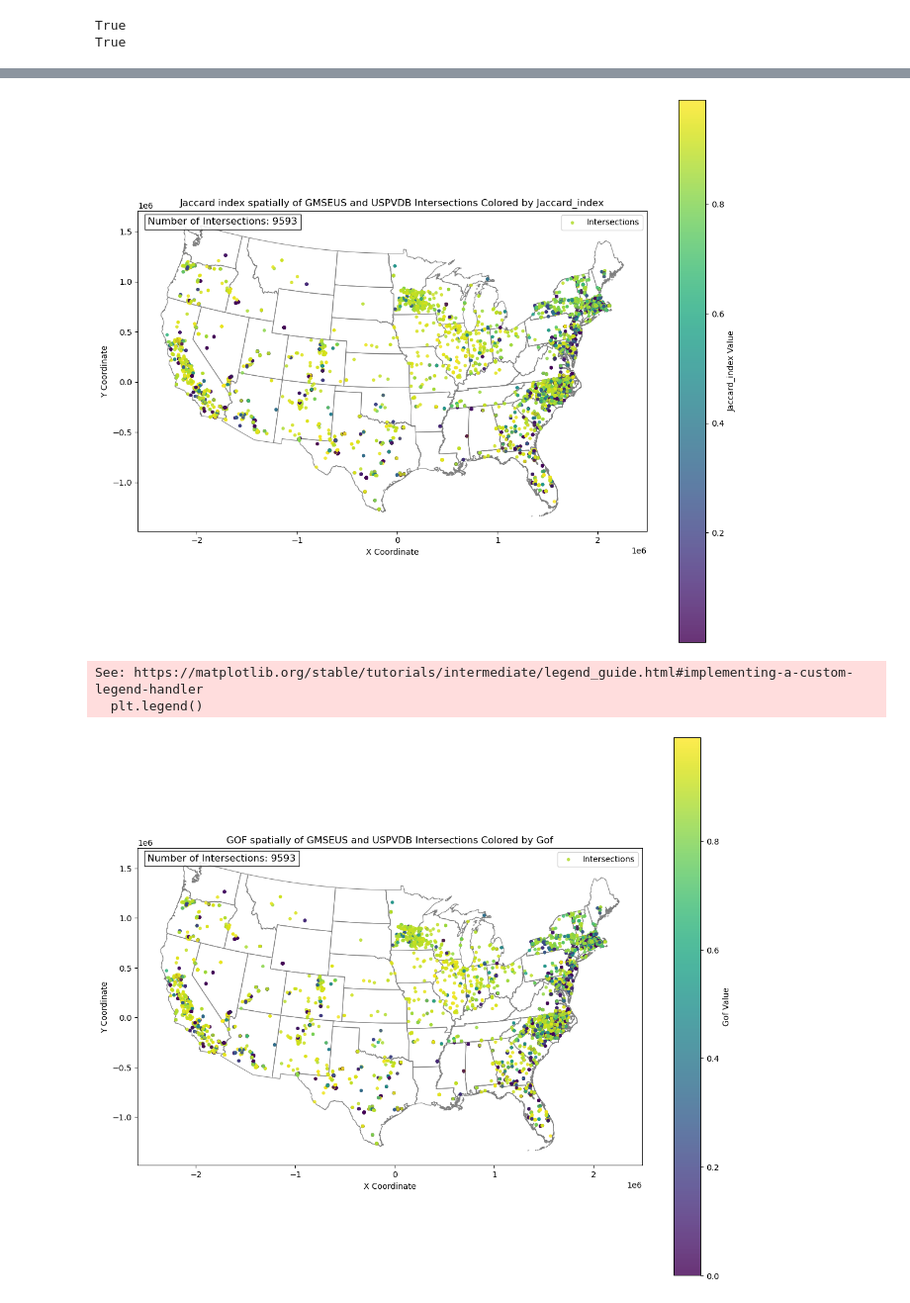
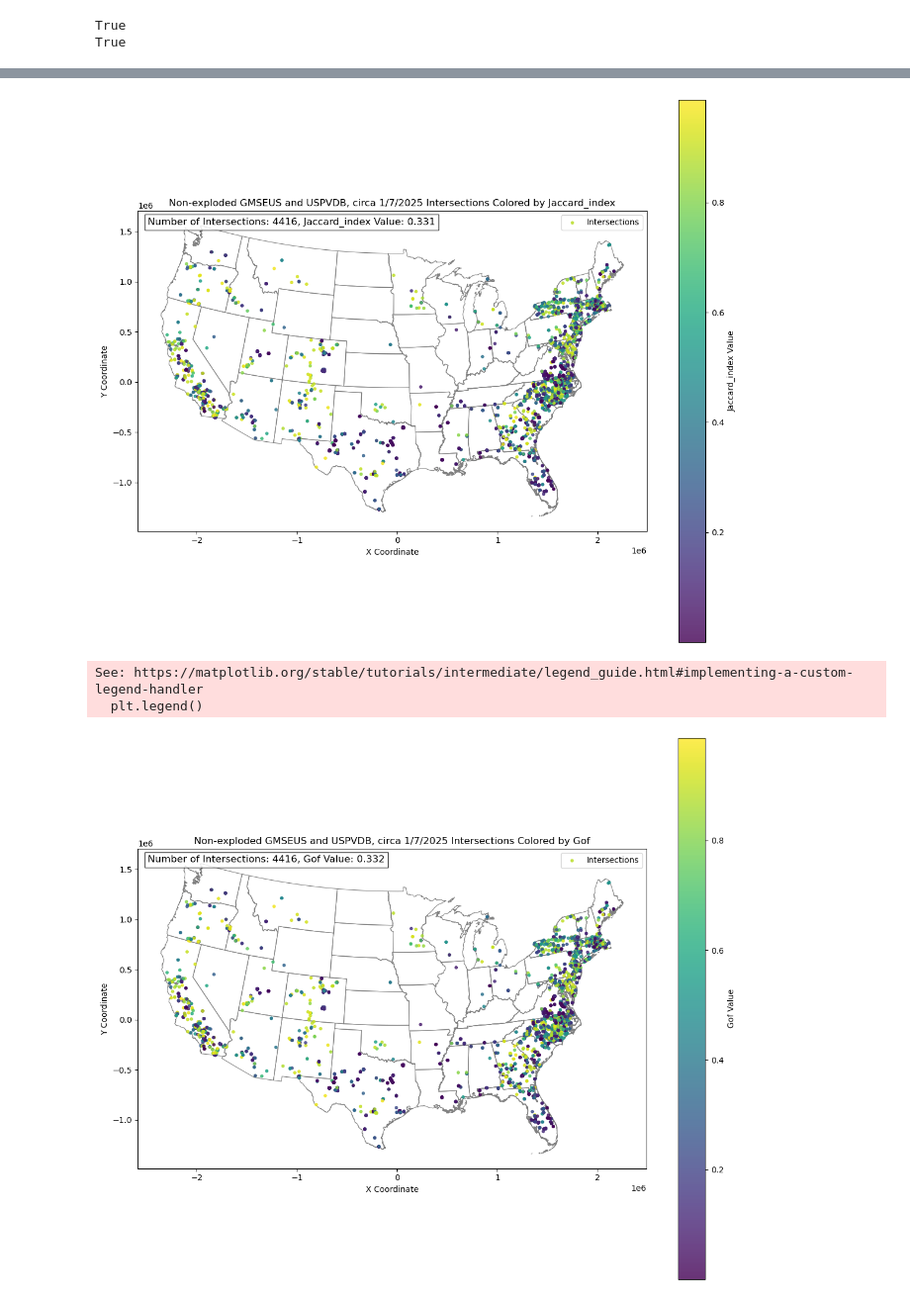
Before and after one commit to stidjaco/GMSEUS, a Jupyter notebook: script9_spatialValidation.ipynb, the cells around one changed output, grey strips where cells are left out. Shown at 99% size. Cells and saved outputs as stored; diff of their text form; code cells hidden in the pictures.

```diff
--- a/script9_spatialValidation.ipynb
+++ b/script9_spatialValidation.ipynb
@@ -11,7 +11,10 @@ import pandas as pd
 ### Polygon comparison
 # %%
 # load the panel polygons for comparison
-gmseus_arrays = gpd.read_file('G:\\Data\\GMSEUS\\GMSEUS\\GMSEUS_NAIP_Arrays.shp')
+gmseus_arrays = gpd.read_file('G:\\Data\\GMSEUS\\GMSEUS\\v0_0\\GMSEUS_NAIP_Arrays.shp')
+
+# get only gmseus arrays where Source == 'gmseus'
+# gmseus_arrays = gmseus_arrays[gmseus_arrays['Source'] == 'gmseus']
 
 # print the first few rows of the data
 print(gmseus_arrays.head())
@@ -19,6 +22,7 @@ print(gmseus_arrays.shape)
 print('GMSEUS arrays attributes')
 print(gmseus_arrays.area.describe())
 
+# get only gmseus arrays where Source == 'gmseus'
 
 # create a subset of the data 10 rows long
 gmseus_arrays_subset = gmseus_arrays.head(1)
@@ -394,8 +283,8 @@ def calculate_gof_and_jaccard_vectorized(map1, map2):
         average_jaccard (float): Average Jaccard Index for all intersections.
     """
     # Explode geometries for both maps
-    map1 = map1.explode(index_parts=True).reset_index(drop=True)
-    map2 = map2.explode(index_parts=True).reset_index(drop=True)
+    # map1 = map1.explode(index_parts=True).reset_index(drop=True)
+    # map2 = map2.explode(index_parts=True).reset_index(drop=True)
 
     # Ensure CRS match
     if map1.crs != map2.crs:
@@ -443,6 +332,7 @@ def calculate_gof_and_jaccard_vectorized(map1, map2):
 
 # Example usage
 map1 = gmseus_arrays
+map1['geometry'] = map1.buffer(0)
 print(map1.is_valid.all())
 
 map2 = uspvdb_arrays
@@ -654,5 +570,10 @@ See: https://matplotlib.org/stable/tutorials/intermediate/legend_guide.html#impl
 # %%
-def plot_intersections_with_metric(intersections, boundary_data, metric, map_label):
+# Boundary data
+us_boundary = gpd.read_file("G:\\Data\\GMSEUS\\SupplementaryData\\CONUS_No_Great_Lakes.shp")
+us_boundary = us_boundary.to_crs(map1.crs)
+
+
+def plot_intersections_with_metric(intersections, boundary_data, metric, map_label, metric_value):
     """
     Plot intersection points with a specified metric (Jaccard or GOF) as a color scale,
     overlaid on a boundary map using x and y coordinates for point locations.
@@ -703,7 +624,7 @@ def plot_intersections_with_metric(intersections, boundary_data, metric, map_lab
         # Add a count of intersections as a text label
     intersection_count = len(intersections)
     ax.text(
-        0.02, 0.98, f"Number of Intersections: {intersection_count}",
+        0.02, 0.98, f"Number of Intersections: {intersection_count}, {metric.capitalize()} Value: {metric_value}",
         transform=ax.transAxes,
         fontsize=12,
         verticalalignment='top',
@@ -714,16 +635,22 @@ def plot_intersections_with_metric(intersections, boundary_data, metric, map_lab
 
     plt.show()
 # %%
+# set a float to 3 decimal places
+overall_gof_rounded = round(overall_gof, 3)
+average_jaccard_rounded = round(average_jaccard, 3)
+
+# plot these plots as a subplot
+
 # Plot intersections colored by Jaccard Index
-plot_intersections_with_metric(intersections_gdf, us_boundary, "jaccard_index", "Jaccard index spatially of GMSEUS and USPVDB")
+plot_intersections_with_metric(intersections_gdf, us_boundary, "jaccard_index", "Non-exploded GMSEUS and USPVDB, circa 1/7/2025", average_jaccard_rounded)
 
 # Plot intersections colored by GOF
-plot_intersections_with_metric(intersections_gdf, us_boundary, "gof", "GOF spatially of GMSEUS and USPVDB")
+plot_intersections_with_metric(intersections_gdf, us_boundary, "gof", "Non-exploded GMSEUS and USPVDB, circa 1/7/2025", overall_gof_rounded)
 # %% [output]
 See: https://matplotlib.org/stable/tutorials/intermediate/legend_guide.html#implementing-a-custom-legend-handler
   plt.legend()
-[figure, old version]
+[figure, new version]
 See: https://matplotlib.org/stable/tutorials/intermediate/legend_guide.html#implementing-a-custom-legend-handler
   plt.legend()
-[figure, old version]
+[figure, new version]
 # %%
```
Also changed, not shown: parts of 24 cells of this notebook.
